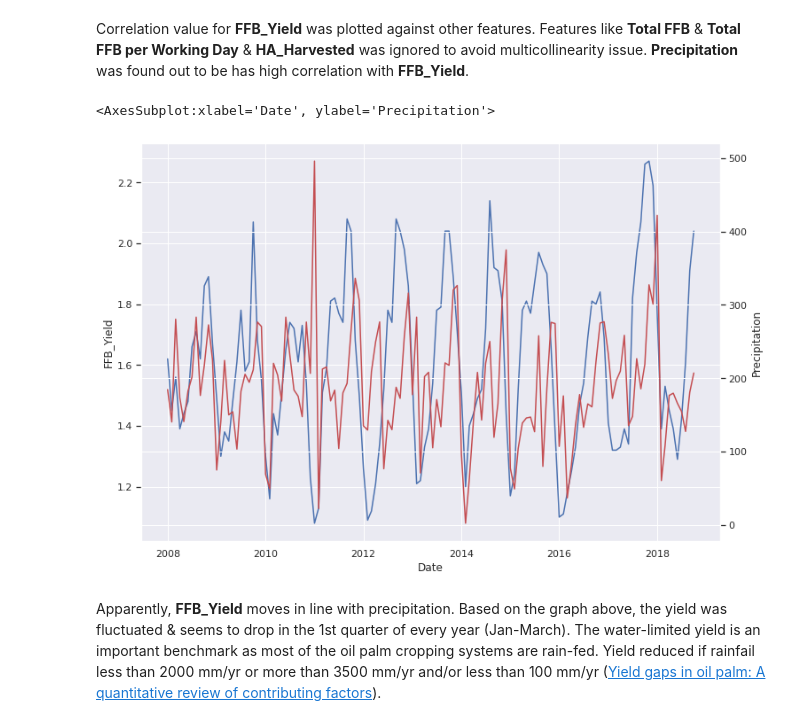
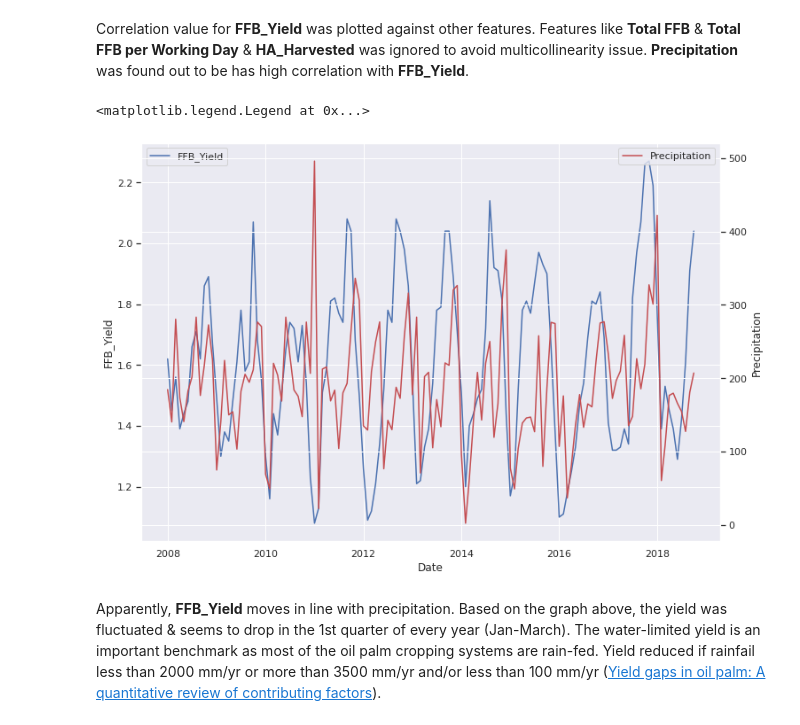
Before and after one commit to farisk263/Assessment, a Jupyter notebook: Task_2/task_2.ipynb, the cells around one changed output. Cells and saved outputs as stored; diff of their text form; code cells hidden in the pictures.

```diff
--- a/Task_2/task_2.ipynb
+++ b/Task_2/task_2.ipynb
@@ -84,12 +84,13 @@ Name: FFB_Yield, dtype: float64
 # %% [markdown]
 Correlation value for **FFB_Yield** was plotted against other features. Features like **Total FFB** & **Total FFB per Working Day** & **HA_Harvested** was ignored to avoid multicollinearity issue. **Precipitation** was found out to be has high correlation with **FFB_Yield**.
 # %%
-sns.lineplot(x="Date", y="FFB_Yield", data=df, color='b')
+sns.lineplot(x="Date", y="FFB_Yield", data=df, color='b', label='FFB_Yield')
 ax2 = plt.twinx()
-sns.lineplot(x="Date", y="Precipitation", data=df, color='r', ax=ax2)
+sns.lineplot(x="Date", y="Precipitation", data=df, color='r', ax=ax2, label='Precipitation')
+plt.legend(loc='best')
 # %% [output]
-<AxesSubplot:xlabel='Date', ylabel='Precipitation'>
+<matplotlib.legend.Legend at 0x...>
-[figure, old version]
+[figure, new version]
 # %% [markdown]
 Apparently, **FFB_Yield** moves in line with precipitation. Based on the graph above, the yield was fluctuated & seems to drop in the 1st quarter of every year (Jan-March). The water-limited yield is an important benchmark as most of the oil palm cropping systems are rain-fed. Yield reduced if rainfail less than 2000 mm/yr or more than 3500 mm/yr and/or less than 100 mm/yr ([Yield gaps in oil palm: A quantitative review of contributing factors](https://reader.elsevier.com/reader/sd/pii/S1161030116302131?token=C26C735E785F32E0207E3A09E2A3DCD8E9F5350B4670E5D23EF888EF992F21301F374C1359FD5CFA350550E9746918A0&originRegion=eu-west-1&originCreation=20220614155939)).
 # %%
```
Also changed, not shown: parts of 1 cell of this notebook, 1 other file.
